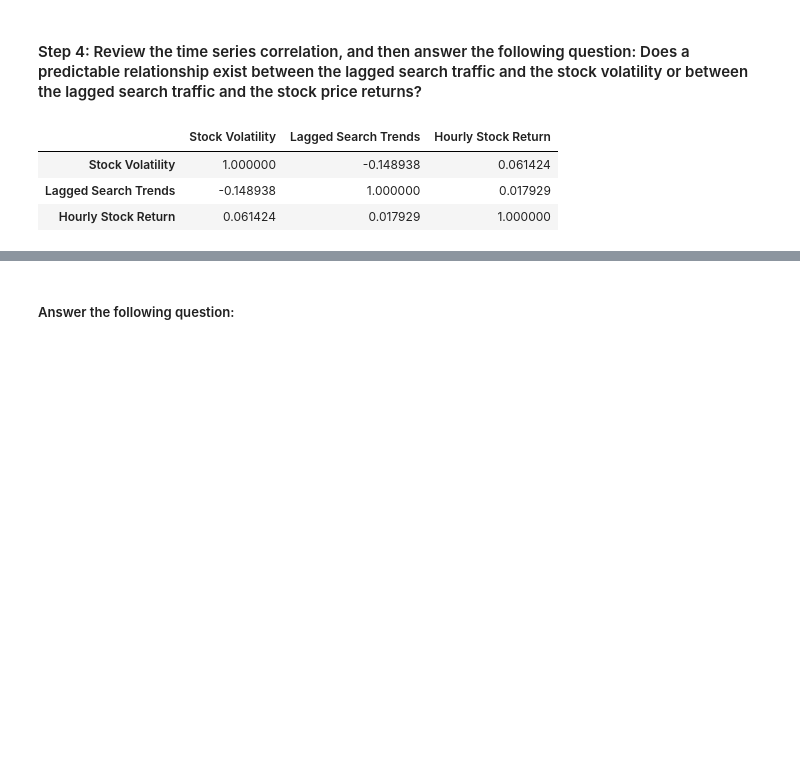
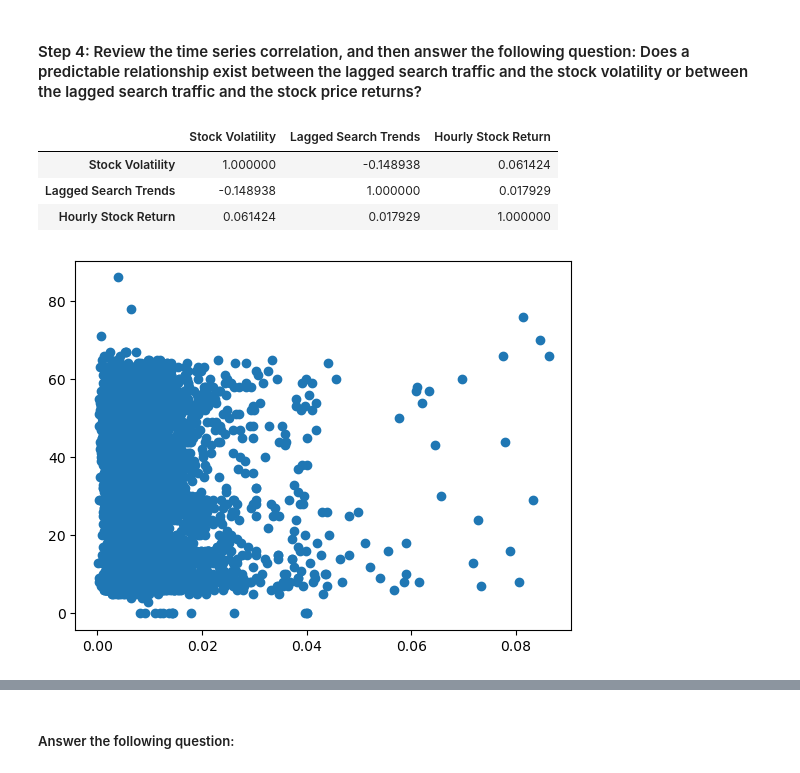
Before and after one commit to JimGile/prophet-challenge, a Jupyter notebook: forecasting_net_prophet.ipynb, the cells around one changed output, grey strips where cells are left out. Drawn from its saved outputs; the diff is of its cells as text; code cells hidden in the pictures; blank space fills up the shorter version.

```diff
--- a/forecasting_net_prophet.ipynb
+++ b/forecasting_net_prophet.ipynb
@@ -388,3 +389,10 @@ df_mercado_stock_trends[['Stock Volatility', 'Lagged Search Trends', 'Hourly Sto
 | Stock Volatility | 1.000000 | -0.148938 | 0.061424 |
 | Lagged Search Trends | -0.148938 | 1.000000 | 0.017929 |
 | Hourly Stock Return | 0.061424 | 0.017929 | 1.000000 |
+# %%
+# Use a scatter plot to help visualize the relationship between Stock Volatility and Lagged Search Trends
+import matplotlib.pyplot as plt
+plt.scatter(x=df_mercado_stock_trends['Stock Volatility'], y=df_mercado_stock_trends['Lagged Search Trends'])
+plt.show()
+# %% [output]
+[figure, added]
```
Also changed, not shown: parts of 6 cells of this notebook.
